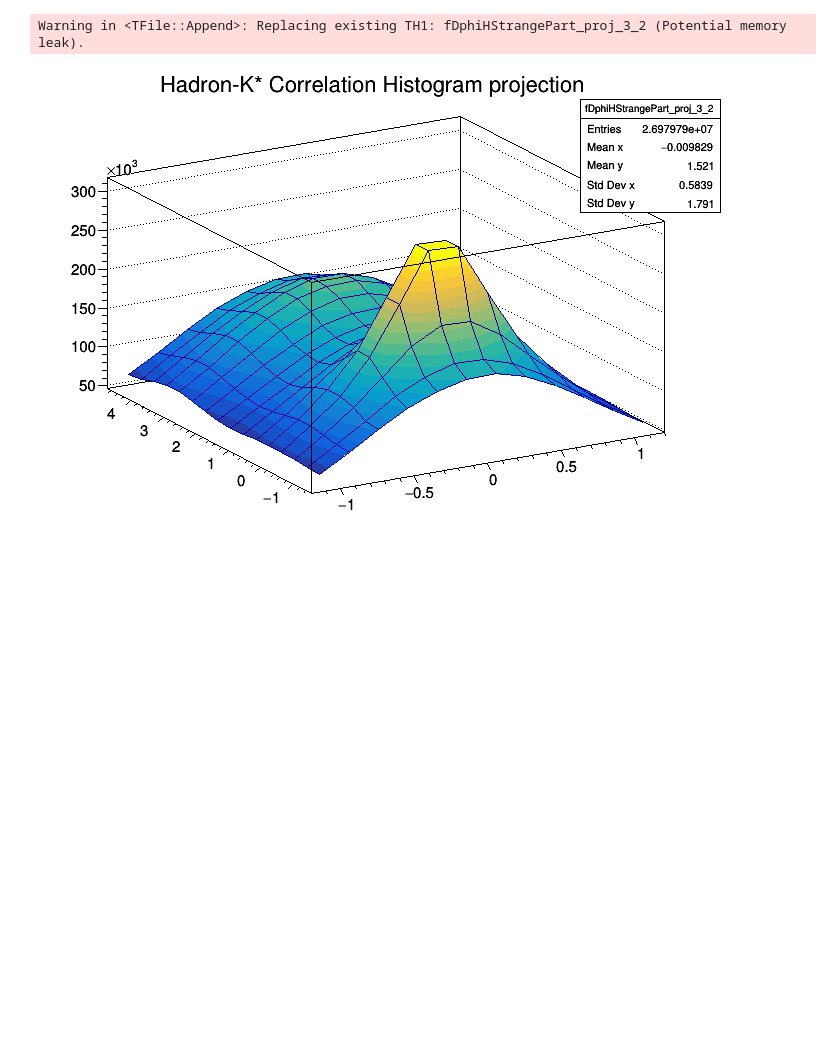
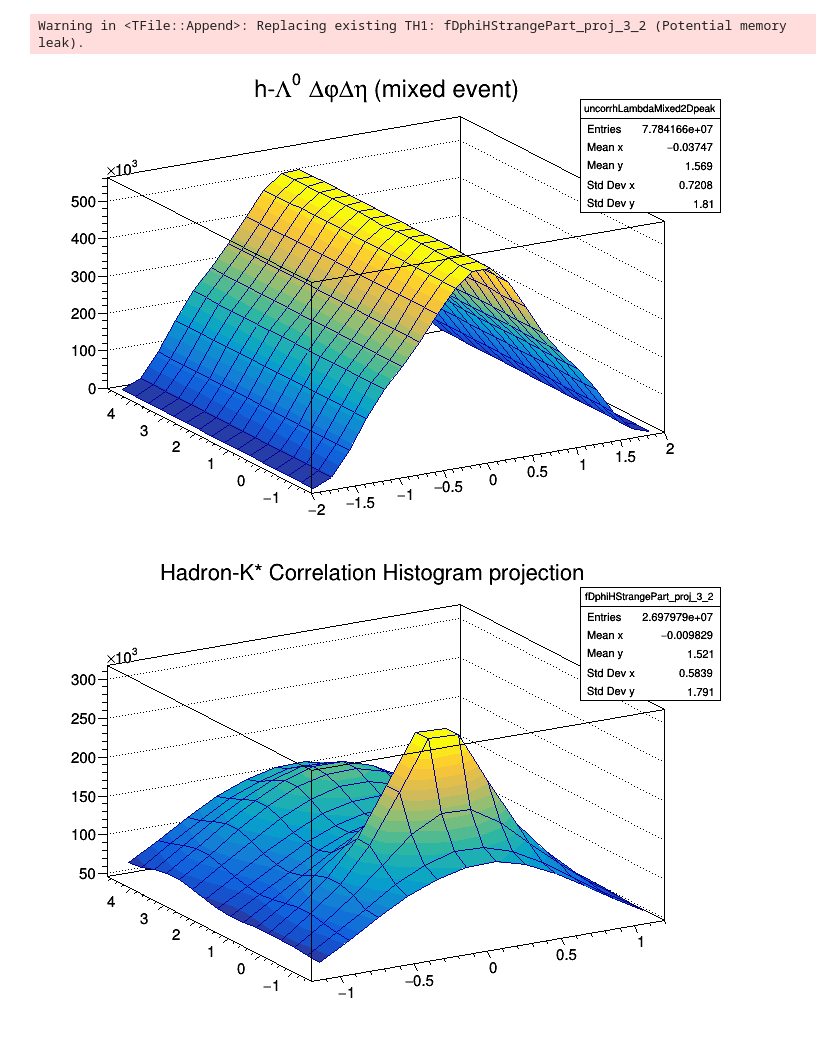
Before and after one commit to rhanniga/lambda-over-hadron, a Jupyter notebook: data/offline/mixed_event_corrections.ipynb, the cells around one changed output. Drawn from its saved outputs; the diff is of its cells as text; code cells hidden in the pictures; blank space fills up the shorter version.

```diff
--- a/data/offline/mixed_event_corrections.ipynb
+++ b/data/offline/mixed_event_corrections.ipynb
@@ -22,6 +27,13 @@ before_dist.GetXaxis().SetRangeUser(-deta_max, deta_max)
 after_dist.GetXaxis().SetRangeUser(-deta_max, deta_max)
 # %% [output]
 Warning in <TFile::Append>: Replacing existing TH1: fDphiHStrangePart_proj_3_2 (Potential memory leak).
+# %%
+mixed = after_correction_input.Get("uncorrhLambdaMixed2Dpeak")
+mixed.SetTitle("h-#Lambda^{0} #Delta#varphi#Delta#eta (mixed event)")
+mixed.Draw("SURF1")
+canvas.Draw()
+# %% [output]
+[figure, added]
 # %%
 before_dist.Draw("SURF1")
 canvas.Draw()
```
Also changed, not shown: parts of 3 cells of this notebook, 7 other files.
